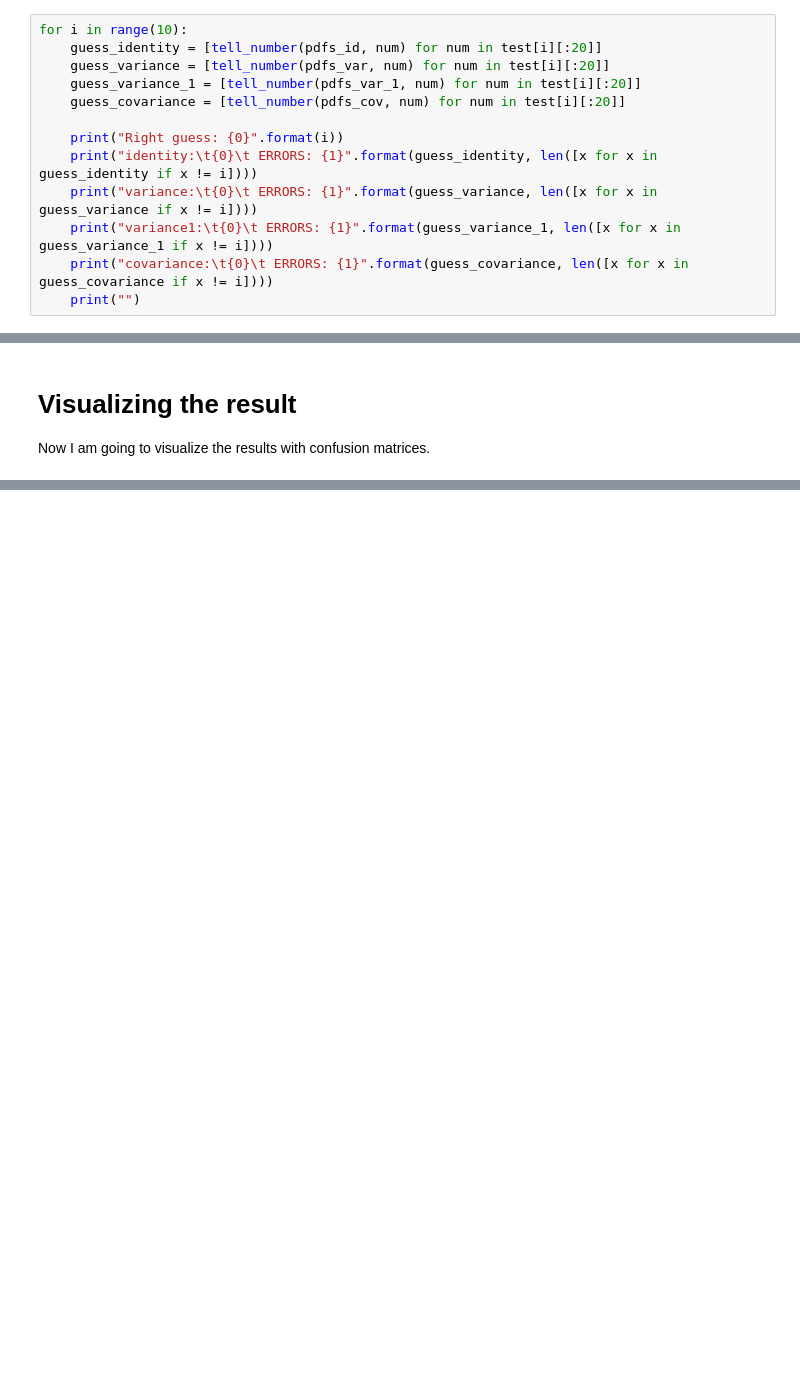
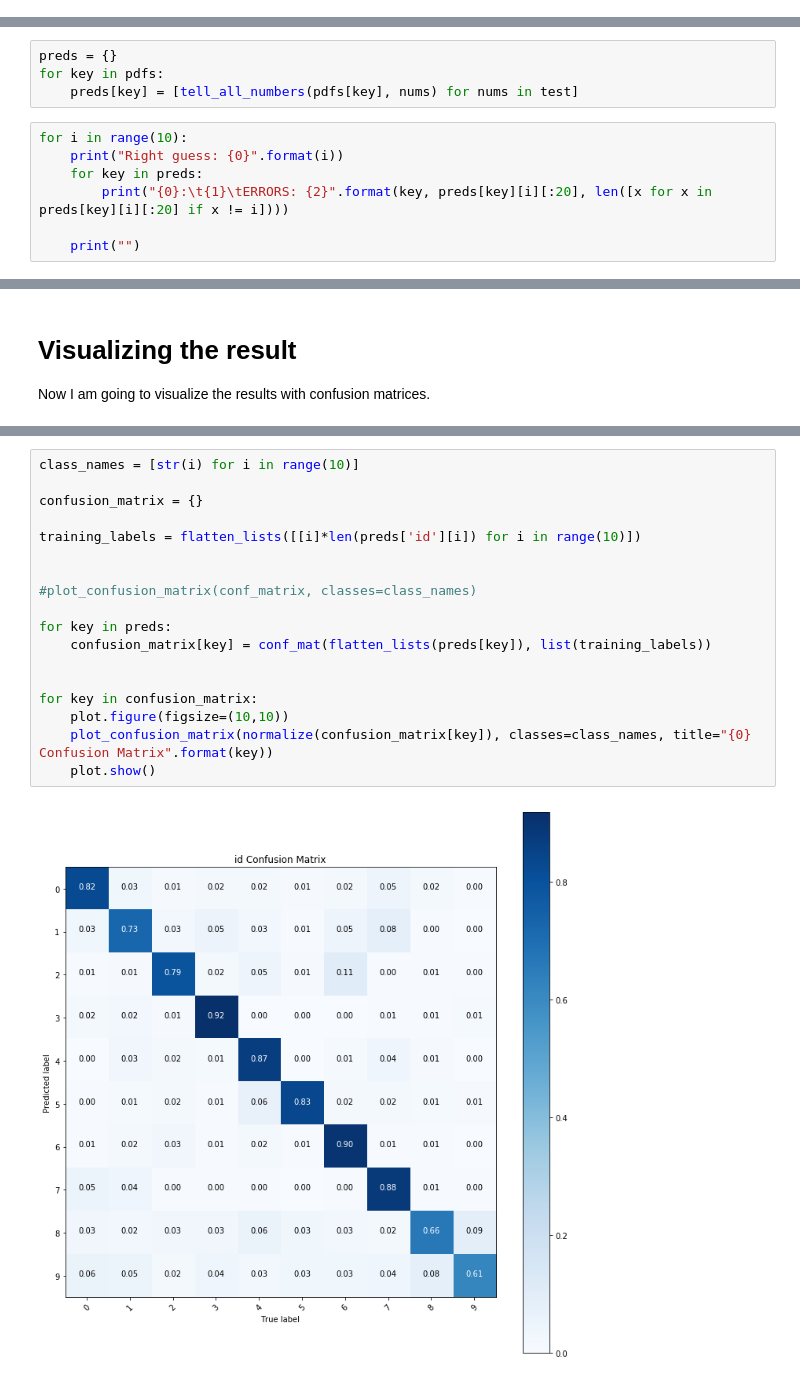
Before and after one commit to mlhhu2017/identifyDigit, a Jupyter notebook: bekcic/gaussian_multivar.ipynb, the cells around one changed output, grey strips where cells are left out. Cells and saved outputs as stored; diff of their text form; blank space fills up the shorter version.

```diff
--- a/bekcic/gaussian_multivar.ipynb
+++ b/bekcic/gaussian_multivar.ipynb
@@ -58,13 +62,0 @@ plot_all_numbers(tmp, elements_per_line=10, plot_title="First 20 of each number
-# %%
-for i in range(10):
-    guess_identity = [tell_number(pdfs_id, num) for num in test[i][:20]]
-    guess_variance = [tell_number(pdfs_var, num) for num in test[i][:20]]
-    guess_variance_1 = [tell_number(pdfs_var_1, num) for num in test[i][:20]]
-    guess_covariance = [tell_number(pdfs_cov, num) for num in test[i][:20]]
-
-    print("Right guess: {0}".format(i))
-    print("identity:\t{0}\t ERRORS: {1}".format(guess_identity, len([x for x in guess_identity if x != i])))
-    print("variance:\t{0}\t ERRORS: {1}".format(guess_variance, len([x for x in guess_variance if x != i])))
-    print("variance1:\t{0}\t ERRORS: {1}".format(guess_variance_1, len([x for x in guess_variance_1 if x != i])))
-    print("covariance:\t{0}\t ERRORS: {1}".format(guess_covariance, len([x for x in guess_covariance if x != i])))
-    print("")
@@ -126,0 +63,11 @@ covariance:     ERRORS: 124
+# %%
+preds = {}
+for key in pdfs:
+    preds[key] = [tell_all_numbers(pdfs[key], nums) for nums in test]
+# %%
+for i in range(10):
+    print("Right guess: {0}".format(i))
+    for key in preds:
+        print("{0}:\t{1}\tERRORS: {2}".format(key, preds[key][i][:20], len([x for x in preds[key][i][:20] if x != i])))
+
+    print("")
@@ -163,0 +96,20 @@ plt.show()
+# %%
+class_names = [str(i) for i in range(10)]
+
+confusion_matrix = {}
+
+training_labels = flatten_lists([[i]*len(preds['id'][i]) for i in range(10)])
+
+
+#plot_confusion_matrix(conf_matrix, classes=class_names)
+
+for key in preds:
+    confusion_matrix[key] = conf_mat(flatten_lists(preds[key]), list(training_labels))
+
+
+for key in confusion_matrix:
+    plot.figure(figsize=(10,10))
+    plot_confusion_matrix(normalize(confusion_matrix[key]), classes=class_names, title="{0} Confusion Matrix".format(key))
+    plot.show()
+# %% [output]
+[figure, added]
```
Also changed, not shown: parts of 15 cells of this notebook, 3 other files.
